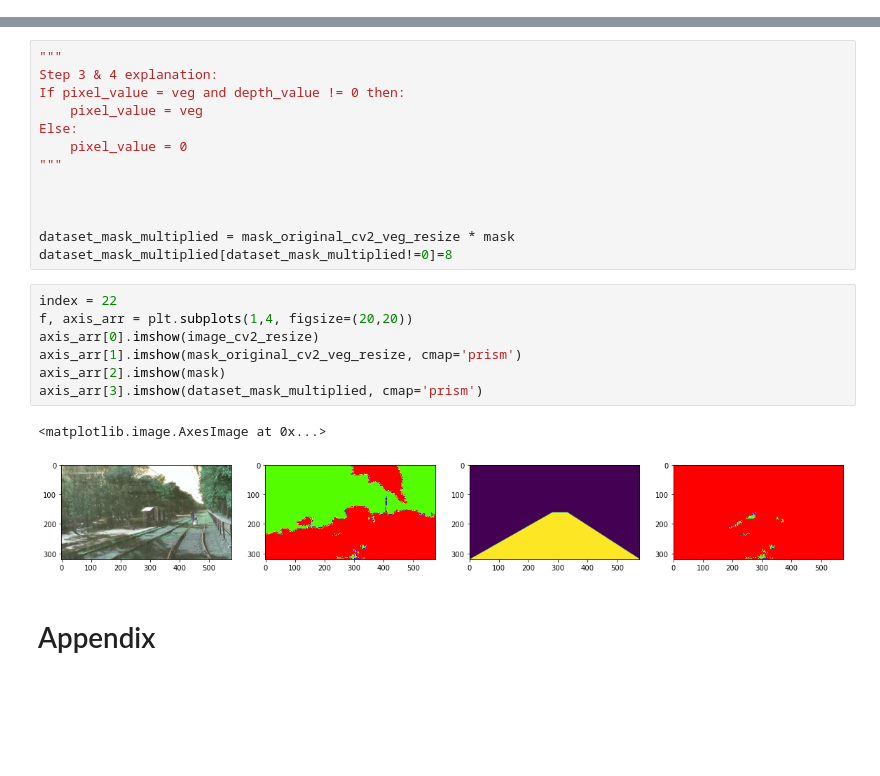
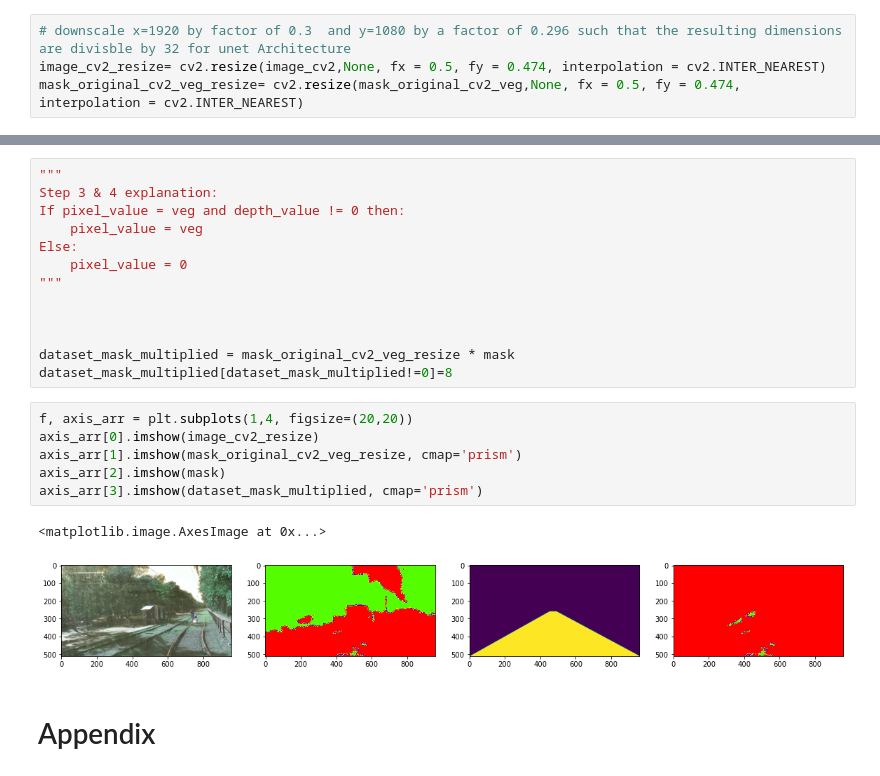
Before and after one commit to khoadaniel/vegetation-detection-railways, a Jupyter notebook: Hina/ROI_on_singleimage.ipynb, the cells around one changed output, grey strips where cells are left out. Drawn from its saved outputs; the diff is of its cells as text; blank space fills up the shorter version.

```diff
--- a/Hina/ROI_on_singleimage.ipynb
+++ b/Hina/ROI_on_singleimage.ipynb
@@ -66,3 +66,7 @@ mask_original_cv2_veg_resize= cv2.resize(mask_original_cv2_veg,None, fx = 0.3, f
 image_cv2_resize.shape
 # %% [output]
 (320, 576, 3)
+# %%
+# downscale x=1920 by factor of 0.3  and y=1080 by a factor of 0.296 such that the resulting dimensions are divisble by 32 for unet Architecture
+image_cv2_resize= cv2.resize(image_cv2,None, fx = 0.5, fy = 0.474, interpolation = cv2.INTER_NEAREST)
+mask_original_cv2_veg_resize= cv2.resize(mask_original_cv2_veg,None, fx = 0.5, fy = 0.474, interpolation = cv2.INTER_NEAREST)
@@ -217,15 +232,14 @@ Else:
 dataset_mask_multiplied = mask_original_cv2_veg_resize * mask
 dataset_mask_multiplied[dataset_mask_multiplied!=0]=8
 # %%
-index = 22
 f, axis_arr = plt.subplots(1,4, figsize=(20,20))
 axis_arr[0].imshow(image_cv2_resize)
 axis_arr[1].imshow(mask_original_cv2_veg_resize, cmap='prism')
 axis_arr[2].imshow(mask)
 axis_arr[3].imshow(dataset_mask_multiplied, cmap='prism')
 # %% [output]
 <matplotlib.image.AxesImage at 0x...>
-[figure, old version]
+[figure, new version]
 # %% [markdown]
 # Appendix
 # %%
```
Also changed, not shown: parts of 9 cells of this notebook, 1 other file.
